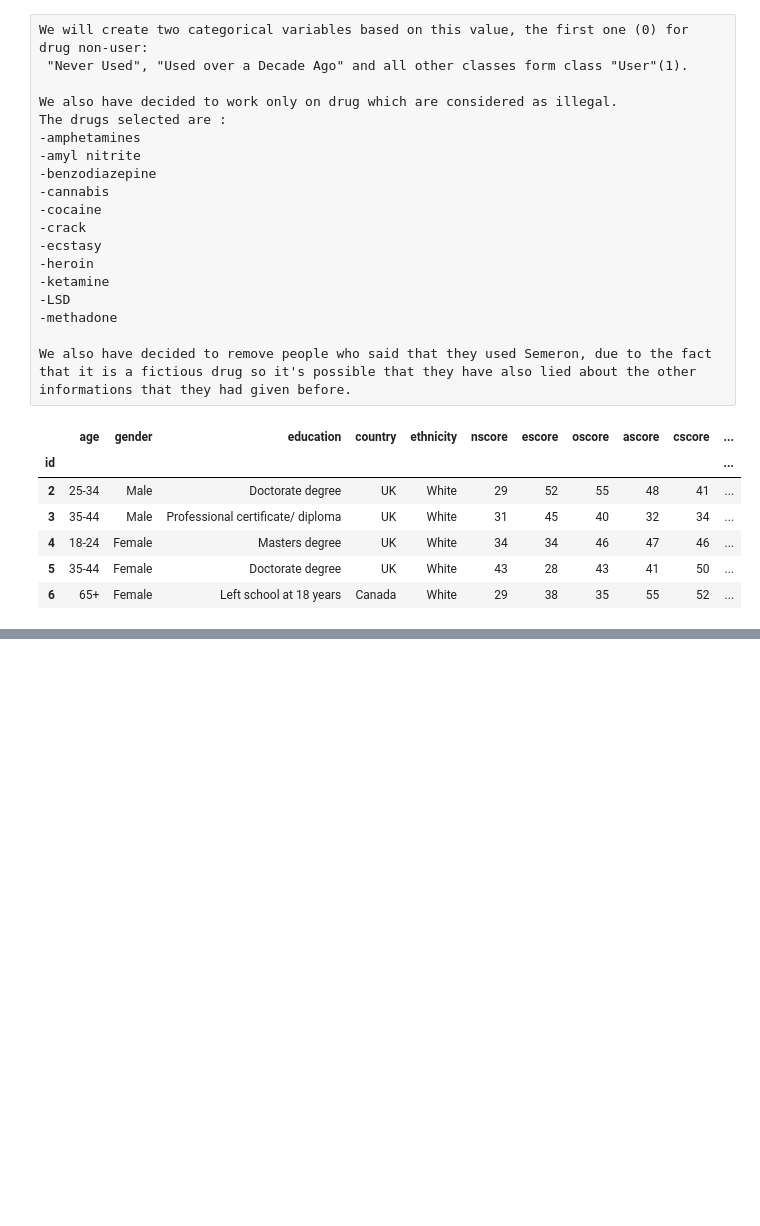
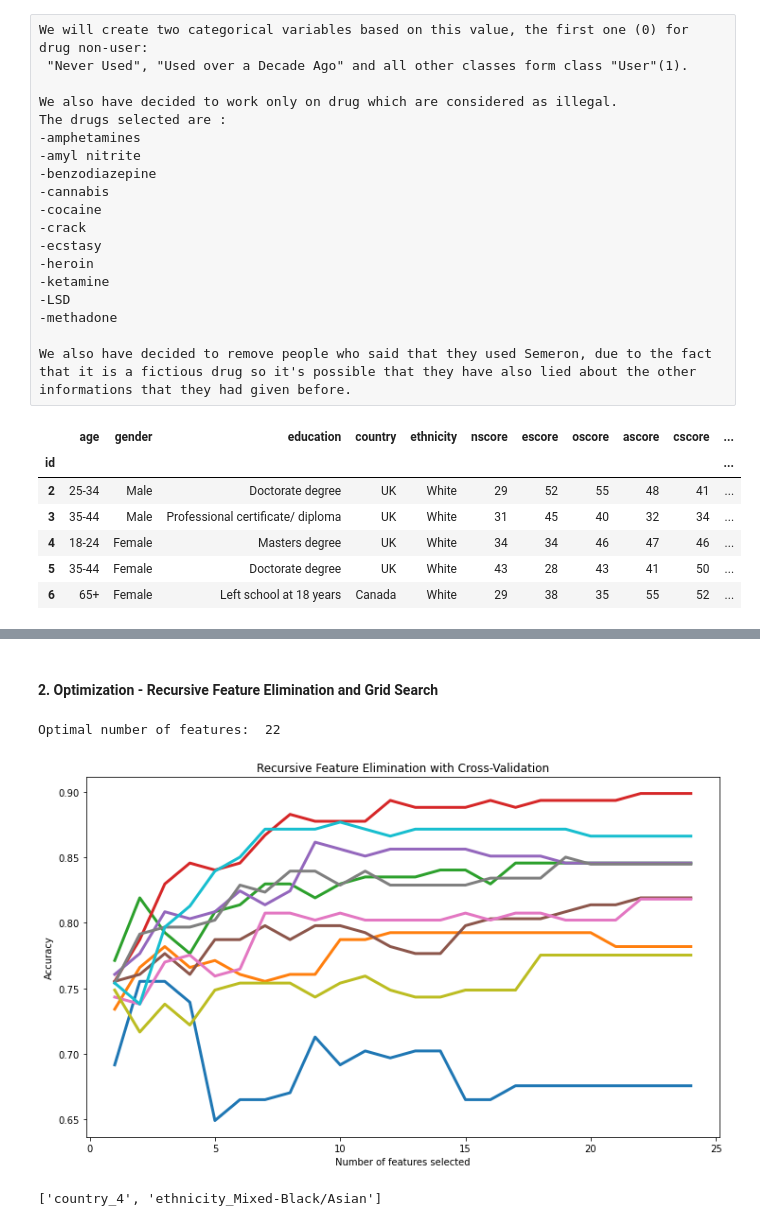
Before and after one commit to QuentinNav/Python_For_Data_Analysis_Drug_Consumption, a Jupyter notebook: Project_python_for_data_analysis.ipynb, the cells around one changed output, grey strips where cells are left out. Drawn from its saved outputs; the diff is of its cells as text; code cells hidden in the pictures; blank space fills up the shorter version.

```diff
--- a/Project_python_for_data_analysis.ipynb
+++ b/Project_python_for_data_analysis.ipynb
@@ -528,0 +556,5 @@ dfml.head()
+# %%
+#From the previous matrix, we understand that we have to drop one of the gender column because obviously they are correlated
+#due to the fact that there are only 2 differents categories ( male of female)
+
+dfml=dfml.drop('gender_0', axis=1)
@@ -528,0 +589,29 @@ dfml.head()
+# %% [markdown]
+#### 2. Optimization - Recursive Feature Elimination and Grid Search <a class="anchor" id="section_3_2_1_2"></a>
+# %%
+# It could be interesting to drop useless features to try to optimize the performance of our model.
+# To do that, we will use the RFECV method
+
+rfecv=RFECV(estimator=model,step=1,cv=StratifiedKFold(10),scoring='accuracy')
+rfecv.fit(X, y)
+print('Optimal number of features: ',rfecv.n_features_)
+
+
+plt.figure(figsize=(12, 7))
+plt.title('Recursive Feature Elimination with Cross-Validation')
+plt.xlabel('Number of features selected')
+plt.ylabel('Accuracy')
+plt.plot(range(1, len(rfecv.grid_scores_) + 1), rfecv.grid_scores_, linewidth=3)
+
+plt.show()
+# %% [output]
+Optimal number of features:  22
+[figure, added]
+# %%
+column = dict(zip(X.columns,rfecv.support_))
+#This the list of features we will drop
+
+filtered = [k for k,v in column.items() if v == False]
+filtered
+# %% [output]
+['country_4', 'ethnicity_Mixed-Black/Asian']
```
Also changed, not shown: parts of 48 cells of this notebook.
